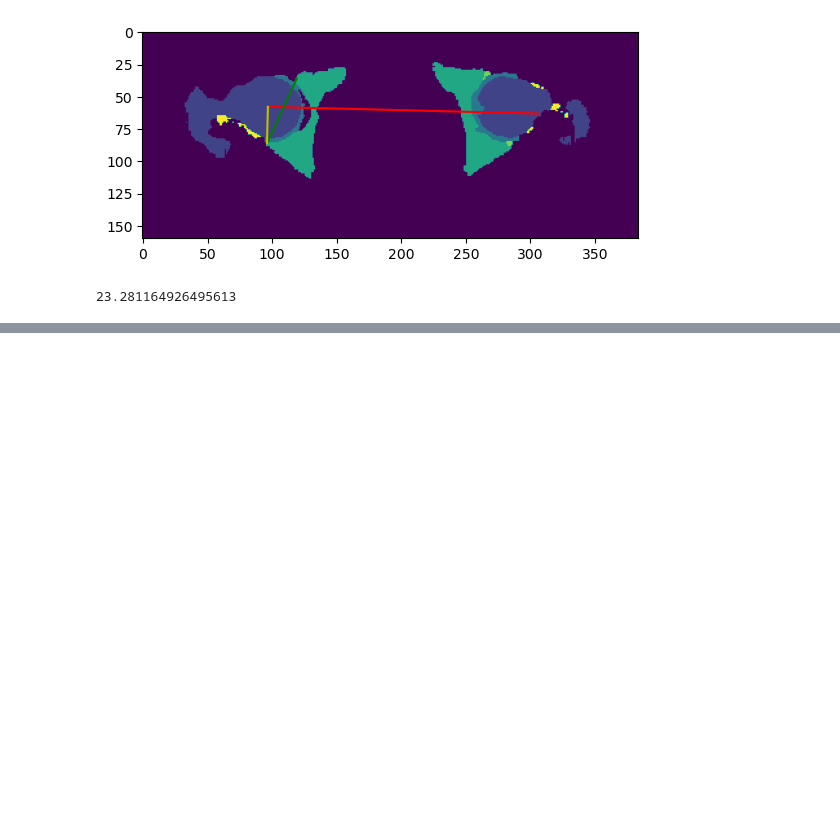
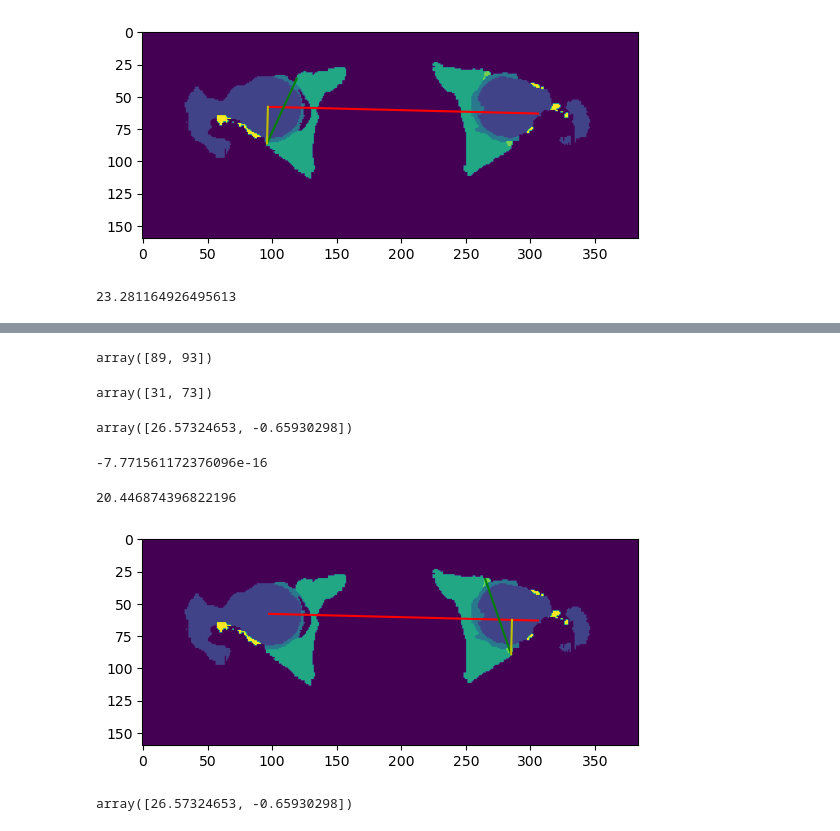
Before and after one commit to swestfechtel/morphometry, a Jupyter notebook: cookbook.ipynb, the cells around one changed output, grey strips where cells are left out. Cells and saved outputs as stored; diff of their text form; code cells hidden in the pictures; blank space fills up the shorter version.

```diff
--- a/cookbook.ipynb
+++ b/cookbook.ipynb
@@ -381,0 +384,46 @@ math.degrees(np.arccos(np.dot(v1, v2)))
+# %%
+p1_right = np.argwhere(right_acetabulum[correct_slice])
+p1_right = p1_right[p1_right[:, 1].argmax()]
+p1_right
+# %% [output]
+array([89, 93])
+# %%
+p2_right = np.argwhere(right_acetabulum[correct_slice][:right_acetabulum.shape[1] // 3])
+p2_right = p2_right[p2_right[:, 1].argmax()]
+p2_right
+# %% [output]
+array([31, 73])
+# %%
+u = right_fhc[1:]
+v = G
+P = p1_right
+P_  = np.dot(np.dot((P - u), v) / np.dot(v, v), v) + u
+t = P - P_
+t
+# %% [output]
+array([26.57324653, -0.65930298])
+# %%
+np.dot(G, t)
+# %% [output]
+-7.771561172376096e-16
+# %%
+plt.show()
+v1 = (p1_right - p2_right).astype('float32')
+v2 = t.copy()
+v1 /= np.linalg.norm(v1)
+v2 /= np.linalg.norm(v2)
+math.degrees(np.arccos(np.dot(v1, v2)))
+# %% [output]
+20.446874396822196
+# %%
+plt.imshow(mask_array[correct_slice])
+plt.plot([left_fhc[2], right_fhc[2] + left_femur.shape[2]], [left_fhc[1], right_fhc[1]], 'r')
+plt.plot([p1_right[1] + left_femur.shape[2], p2_right[1] + left_femur.shape[2]], [p1_right[0], p2_right[0]], 'g')
+plt.plot([p1_right[1] + left_femur.shape[2], p1_right[1] + left_femur.shape[2] - t[1]], [p1_right[0], p1_right[0] - t[0]], 'y')
+plt.show()
+# %% [output]
+[figure, added]
+# %%
+t
+# %% [output]
+array([26.57324653, -0.65930298])
```
Also changed, not shown: parts of 2 cells of this notebook, 2 other files.
